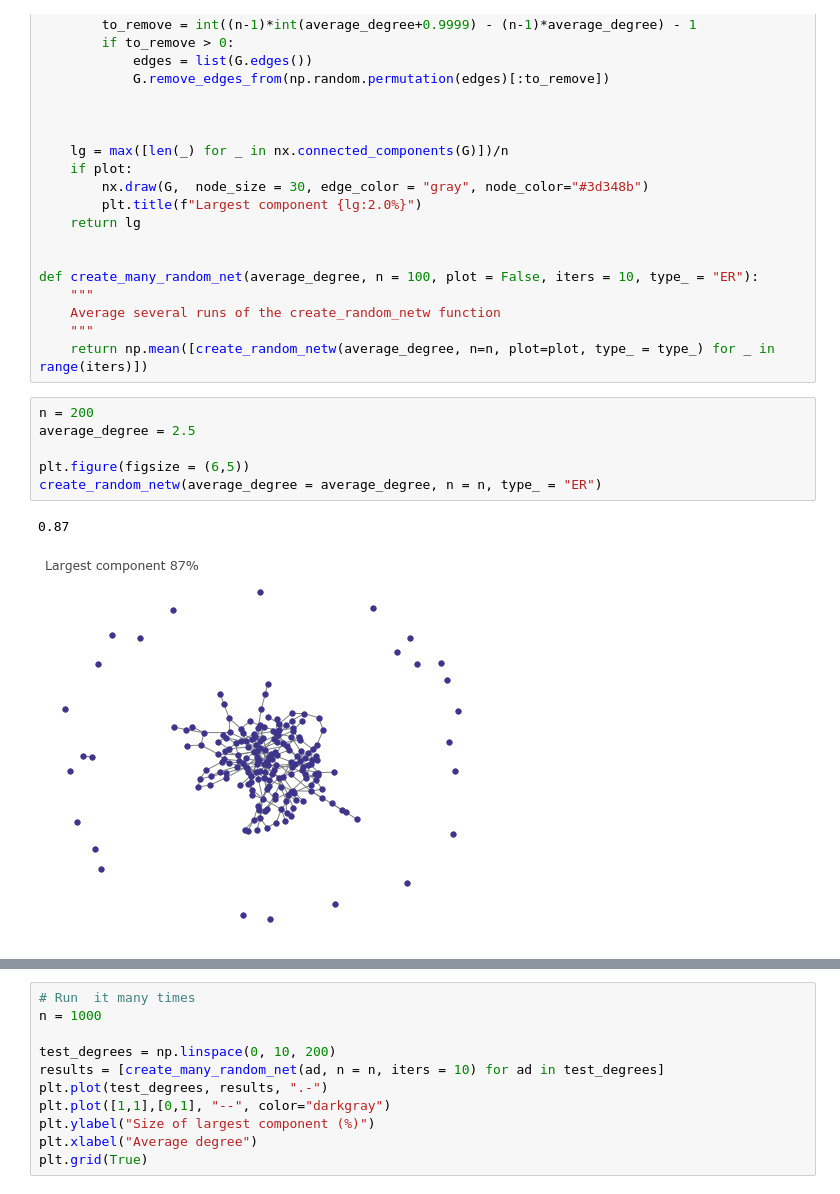
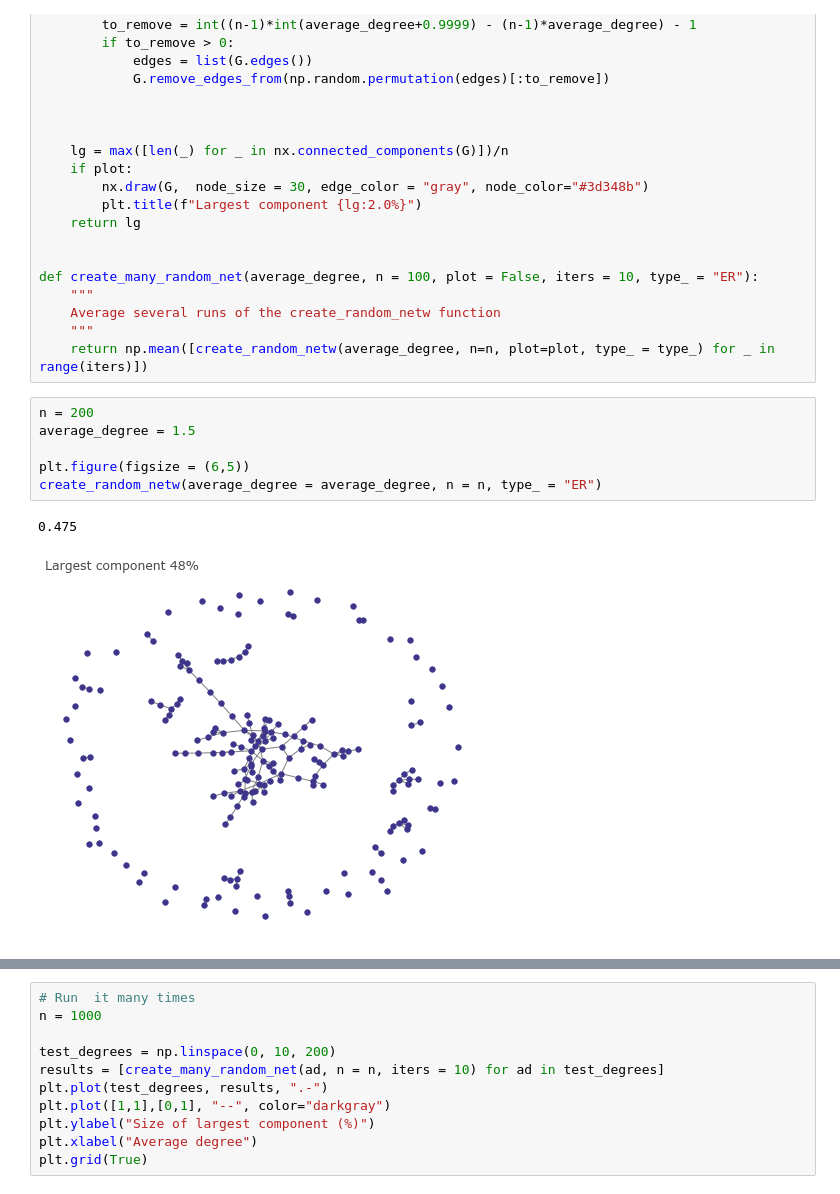
Before and after one commit to jgarciab/NetworkScience, a Jupyter notebook: Lectures/day1_lecture_simulations.ipynb, the cells around one changed output, grey strips where cells are left out. Saved outputs shown, nothing was run; the diff lists cells and outputs as text.

```diff
--- a/Lectures/day1_lecture_simulations.ipynb
+++ b/Lectures/day1_lecture_simulations.ipynb
@@ -85,15 +89,15 @@ def create_many_random_net(average_degree, n = 100, plot = False, iters = 10, ty
     Average several runs of the create_random_netw function
     """
     return np.mean([create_random_netw(average_degree, n=n, plot=plot, type_ = type_) for _ in range(iters)])
-# %%
-n = 200
-average_degree = 2.5
-
-plt.figure(figsize = (6,5))
-create_random_netw(average_degree = average_degree, n = n, type_ = "ER")
-# %% [output]
-0.87
-[figure, removed]
+# %%
+n = 200
+average_degree = 1.5
+
+plt.figure(figsize = (6,5))
+create_random_netw(average_degree = average_degree, n = n, type_ = "ER")
+# %% [output]
+0.475
+[figure, added]
 # %%
 n = 200
 average_degree = 1
```
Also changed, not shown: parts of 23 cells of this notebook, 2 other files.
